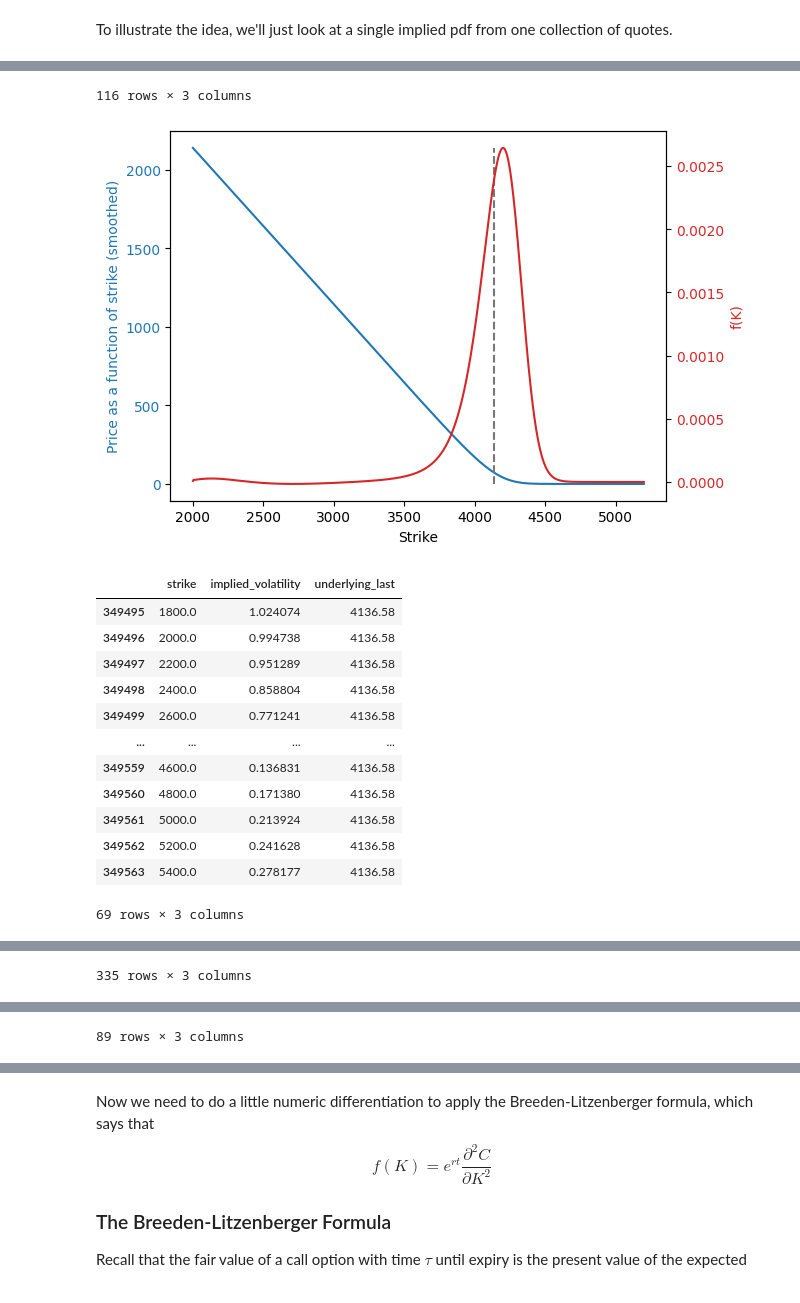
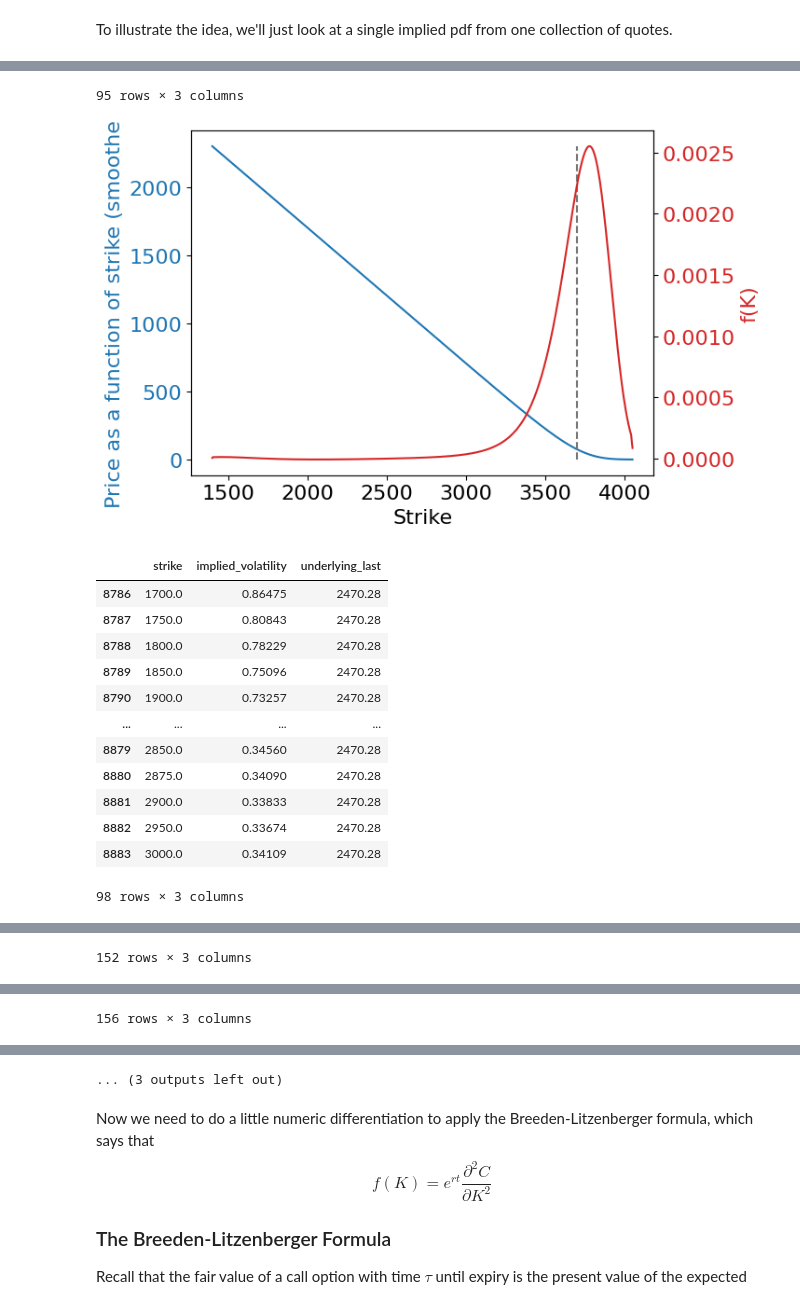
Before and after one commit to swbuchanan/implied-stock-distributions, a Jupyter notebook: project.ipynb, the cells around one changed output, grey strips where cells are left out. Drawn from its saved outputs; the diff is of its cells as text; code cells hidden in the pictures.

```diff
--- a/project.ipynb
+++ b/project.ipynb
@@ -68,8 +70,6 @@ spx_dfs = [
 
 spx_df = pd.concat(spx_dfs, ignore_index=True).dropna()
 
-# add a column for the time to expiry in years
-spx_df['tte_years'] = spx_df['tte_unix']/(60*60*24*365)
 
 
 numeric_cols = ['call_iv', 'call_last', 'put_last'] # TODO: and some more
@@ -77,13 +77,7 @@ for col in numeric_cols:
     spx_df[col] = pd.to_numeric(spx_df[col], errors="coerce")
 
 
-spx_df['call_bid'] = pd.to_numeric(spx_df['call_bid'], errors='coerce')
-spx_df['call_ask'] = pd.to_numeric(spx_df['call_ask'], errors='coerce')
-spx_df['put_bid'] = pd.to_numeric(spx_df['put_bid'], errors='coerce')
-spx_df['put_ask'] = pd.to_numeric(spx_df['put_ask'], errors='coerce')
 
-for option_type in ['call', 'put']:
-    spx_df[f'{option_type}_mid'] = (spx_df[f'{option_type}_ask'] + spx_df[f'{option_type}_bid'])/2
 
 display(spx_df)
 
@@ -138,12 +132,15 @@ display(spx_1dte_dfs[0])
 # %%
-fig, ax = plt.subplots(figsize=(20,10))
+fig, ax = plt.subplots(figsize=(10,5))
 
 # for df in spx_1dte_dfs:
     # ax.plot(df['strike'], df['call_mid'], alpha=.1)
 
-df = spx_1dte_dfs[100].copy()
-ax.plot(df['strike'], df['call_mid'], color="#1F1F84", linewidth=3)
-ax.vlines(df['underlying_last'].mean(), ymin=0, ymax=1200, color="#5C5C5C", linestyle="--", linewidth=2, label="SPX Spot price")
+df = spx_7dte_dfs[random.randint(0,len(spx_7dte_dfs)-1)].copy()
+expire_date = pd.to_datetime(df['expire_unix'].mode()[0], unit="s").date()
+plt.title(f"Strike vs mid price for a 7DTE option expiring on {expire_date}")
+
+ax.plot(df['strike'], df['call_mid'], color="#1F1F84", linewidth=2, label=f"Strike vs mid price")
+ax.vlines(df['underlying_last'].mean(), ymin=0, ymax=df['call_mid'].max(), color="#5C5C5C", linestyle="--", linewidth=1, label="SPX Spot price")
 
 ax.spines["right"].set_visible(False)
 ax.spines["left"].set_visible(False)
@@ -169,8 +169,6 @@ import random
 from scipy.interpolate import make_smoothing_spline, make_lsq_spline, CubicSpline
 
 def fit_iv_spline(K, iv, F, smoothing_factor=None):
-
-
     k_vals = np.log(K / F)
     if smoothing_factor is None:
         n = len(k_vals)
@@ -238,7 +236,7 @@ def resample_curve(c, x, n):
     return x_grid, c_grid
 
 
-def create_pdf(strikes, implied_volatilities, underlying_prices, tte_years, spot_price):
+def create_pdf(option_type, strikes, implied_volatilities, underlying_prices, tte_years, spot_price):
     """
     Construct a market-implied probability density function (PDF) for the underlying asset price at option expiration.
 
@@ -249,6 +247,8 @@ def create_pdf(strikes, implied_volatilities, underlying_prices, tte_years, spot
 
     Parameters
     ----------
+    option_type : {'call', 'put'}
+        The type of the option.
     strikes : array-like
         Array of strike prices corresponding to the observed implied volatilities or option prices.
     implied_volatilities : array-like
@@ -297,7 +297,7 @@ def create_pdf(strikes, implied_volatilities, underlying_prices, tte_years, spot
     display(smoothing_df)
 
     x = smoothing_df['strike']
-    y = smoothing_df['implied_volatility']
+    y = smoothing_df[f'implied_volatility']
 
     strikes_fine = np.linspace(x.min(), x.max(), 1000)
 
@@ -398,20 +398,11 @@ for _ in range(5):
     spot_price = df['underlying_last'].mean()   # I am taking the mean just in case, but the underlying_last column should contain only one number
     tte_years = df['tte_years'].mean()          # same deal here
 
-    df['implied_volatility'] = df.apply(
-        lambda row: implied_volatility_call(
-            market_price=row['call_mid'],
-            S0 = row['underlying_last'],
-            K=row['strike'],
-            t=row['tte_years'],
-            r=0.0
-        ),
-        axis=1
-    )
 
     strikes_fine, bs_prices_fine, f_2 = create_pdf(
+        option_type="call", # TODO: also do put options
         strikes=df['strike'],
-        implied_volatilities=df['implied_volatility'],
+        implied_volatilities=df[f'call_iv'],
         underlying_prices=df["underlying_last"],
         tte_years=tte_years,
         spot_price=spot_price
@@ -448,15 +439,15 @@ for _ in range(5):
-116 rows × 3 columns
+95 rows × 3 columns
-[figure, old version]
+[figure, new version]
 |  | strike | implied_volatility | underlying_last |
-| 349495 | 1800.0 | 1.024074 | 4136.58 |
-| 349496 | 2000.0 | 0.994738 | 4136.58 |
-| 349497 | 2200.0 | 0.951289 | 4136.58 |
-| 349498 | 2400.0 | 0.858804 | 4136.58 |
-| 349499 | 2600.0 | 0.771241 | 4136.58 |
+| 8786 | 1700.0 | 0.86475 | 2470.28 |
+| 8787 | 1750.0 | 0.80843 | 2470.28 |
+| 8788 | 1800.0 | 0.78229 | 2470.28 |
+| 8789 | 1850.0 | 0.75096 | 2470.28 |
+| 8790 | 1900.0 | 0.73257 | 2470.28 |
 | ... | ... | ... | ... |
-| 349559 | 4600.0 | 0.136831 | 4136.58 |
-| 349560 | 4800.0 | 0.171380 | 4136.58 |
-| 349561 | 5000.0 | 0.213924 | 4136.58 |
-| 349562 | 5200.0 | 0.241628 | 4136.58 |
-| 349563 | 5400.0 | 0.278177 | 4136.58 |
+| 8879 | 2850.0 | 0.34560 | 2470.28 |
+| 8880 | 2875.0 | 0.34090 | 2470.28 |
+| 8881 | 2900.0 | 0.33833 | 2470.28 |
+| 8882 | 2950.0 | 0.33674 | 2470.28 |
+| 8883 | 3000.0 | 0.34109 | 2470.28 |
-69 rows × 3 columns
+98 rows × 3 columns
@@ -476 +467 @@ for _ in range(5):
-335 rows × 3 columns
+152 rows × 3 columns
@@ -490 +481 @@ for _ in range(5):
-89 rows × 3 columns
+156 rows × 3 columns
@@ -510,3 +483,4 @@ for _ in range(5):
+... (3 outputs left out)
 # %% [markdown]
 Now we need to do a little numeric differentiation to apply the Breeden-Litzenberger formula, which says that
 $$f(K) = e^{rt} \frac{\partial^2 C}{\partial K^2}$$
```
Also changed, not shown: parts of 9 cells of this notebook, 6 other files.
